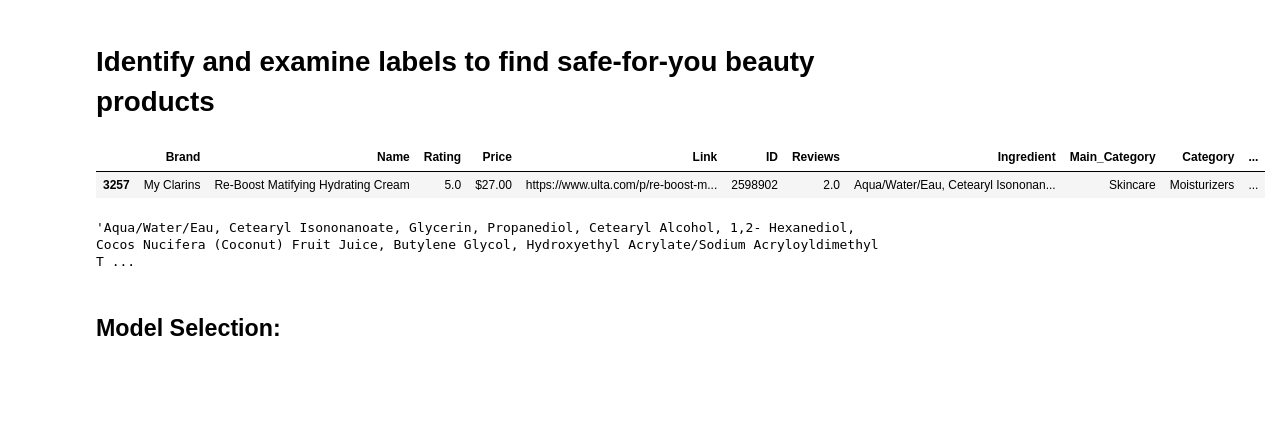
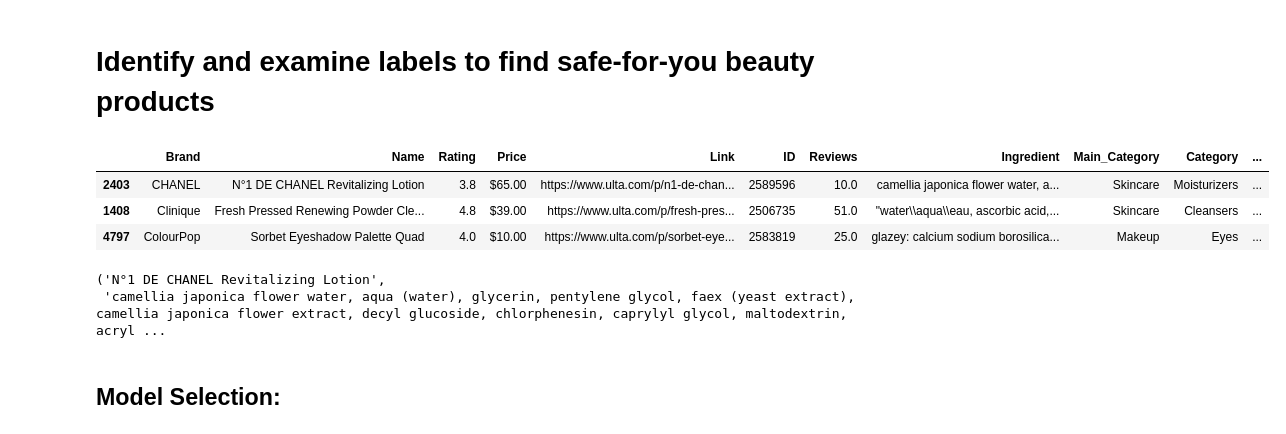
Before and after one commit to css0869/Capstone, a Jupyter notebook: 4. Recommendation.ipynb, the cells around one changed output. Drawn from its saved outputs; the diff is of its cells as text; code cells hidden in the pictures; blank space fills up the shorter version.

```diff
--- a/4. Recommendation.ipynb
+++ b/4. Recommendation.ipynb
@@ -22,11 +22,16 @@ from spacy.lang.en.stop_words import STOP_WORDS
 #pip install streamlit-extras
 # %%
 ulta=pd.read_csv('Clean_data')
-ulta.sample(1)
+ulta.sample(3)
 # %% [output]
 |  | Brand | Name | Rating | Price | Link | ID | Reviews | Ingredient | Main_Category | Category | ... |
-| 3257 | My Clarins | Re-Boost Matifying Hydrating Cream | 5.0 | $27.00 | https://www.ulta.com/p/re-boost-m... | 2598902 | 2.0 | Aqua/Water/Eau, Cetearyl Isononan... | Skincare | Moisturizers | ... |
+| 2403 | CHANEL | N°1 DE CHANEL Revitalizing Lotion | 3.8 | $65.00 | https://www.ulta.com/p/n1-de-chan... | 2589596 | 10.0 | camellia japonica flower water, a... | Skincare | Moisturizers | ... |
+| 1408 | Clinique | Fresh Pressed Renewing Powder Cle... | 4.8 | $39.00 | https://www.ulta.com/p/fresh-pres... | 2506735 | 51.0 | "water\\aqua\\eau, ascorbic acid,... | Skincare | Cleansers | ... |
+| 4797 | ColourPop | Sorbet Eyeshadow Palette Quad | 4.0 | $10.00 | https://www.ulta.com/p/sorbet-eye... | 2583819 | 25.0 | glazey: calcium sodium borosilica... | Makeup | Eyes | ... |
 # %%
-ulta['Ingredient'][3257]
+product=ulta['Name'][2403]
+ig=ulta['Ingredient'][2403]
+product,ig
 # %% [output]
-'Aqua/Water/Eau, Cetearyl Isononanoate, Glycerin, Propanediol, Cetearyl Alcohol, 1,2- Hexanediol, Cocos Nucifera (Coconut) Fruit Juice, Butylene Glycol, Hydroxyethyl Acrylate/Sodium Acryloyldimethyl T ...
+('N°1 DE CHANEL Revitalizing Lotion',
+ 'camellia japonica flower water, aqua (water), glycerin, pentylene glycol, faex (yeast extract), camellia japonica flower extract, decyl glucoside, chlorphenesin, caprylyl glycol, maltodextrin, acryl ...
```
Also changed, not shown: parts of 8 cells of this notebook, 1 other file.
